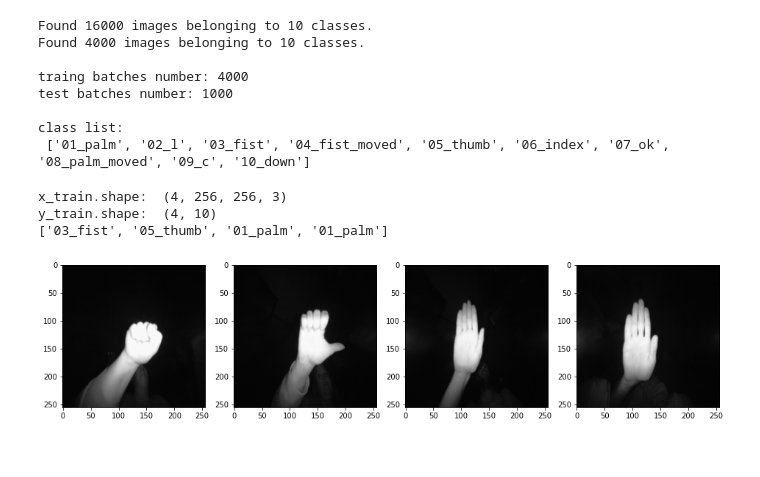
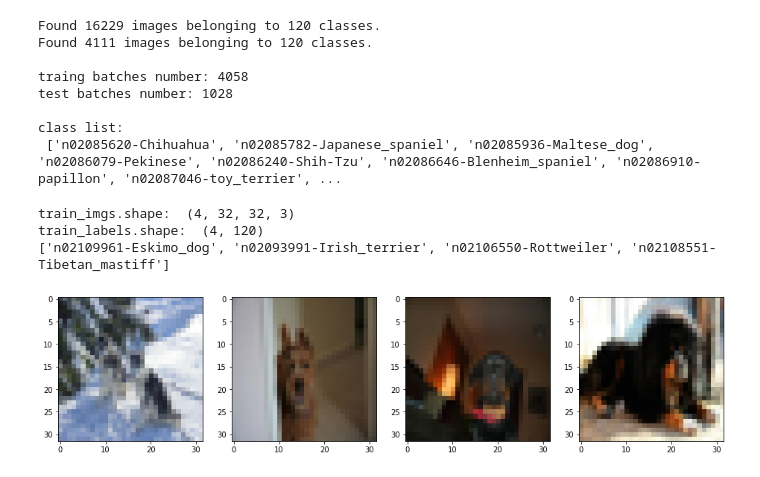
Before and after one commit to conflick0/BokuNet, a Jupyter notebook: boku_net.ipynb, the cells around one changed output. Drawn from its saved outputs; the diff is of its cells as text; code cells hidden in the pictures.

Commit message:
test basic model

```diff
--- a/boku_net.ipynb
+++ b/boku_net.ipynb
@@ -12,53 +12,58 @@ Using TensorFlow backend.
+# %%
+DATASET_DIR = "./dataset/sdd"
+
+IMG_SIZE = (32, 32)
+
+BATCH_SIZE = 4
 # %%
-DATASET_DIR = "./dataset/hgr"
-BATCH_SIZE = 4
-
 # build train batches
 datagen = ImageDataGenerator()
-train_batches = datagen.flow_from_directory(DATASET_DIR + '/train',
-                                          interpolation='bicubic',
-                                          class_mode='categorical',
-                                          shuffle=True,
-                                          batch_size=BATCH_SIZE)
+train_ds = datagen.flow_from_directory(DATASET_DIR + '/train',
+                                       interpolation='bicubic',
+                                       class_mode='categorical',
+                                       target_size=IMG_SIZE,
+                                       shuffle=True,
+                                       batch_size=BATCH_SIZE)
 
 #build test batches
 datagen = ImageDataGenerator()
-test_batches = datagen.flow_from_directory(DATASET_DIR + '/test',
-                                          interpolation='bicubic',
-                                          class_mode='categorical',
-                                          shuffle=False,
-                                          batch_size=BATCH_SIZE)
+test_ds = datagen.flow_from_directory(DATASET_DIR + '/test',
+                                      interpolation='bicubic',
+                                      class_mode='categorical',
+                                      target_size=IMG_SIZE,
+                                      shuffle=False,
+                                      batch_size=BATCH_SIZE)
 
 # build class dict
-class_list = [cls_label for cls_label, idx in train_batches.class_indices.items()]
+class_list = [cls_label for cls_label, idx in train_ds.class_indices.items()]
 
-print("\ntraing batches number:", len(train_batches))
-print("test batches number:", len(test_batches))
-print("\nclass list:\n",class_list)
+print("\ntraing batches number:", len(train_ds))
+print("test batches number:", len(test_ds))
+print("\nclass list:\n", class_list)
 # %% [output]
-Found 16000 images belonging to 10 classes.
-Found 4000 images belonging to 10 classes.
+Found 16229 images belonging to 120 classes.
+Found 4111 images belonging to 120 classes.
 
-traing batches number: 4000
-test batches number: 1000
+traing batches number: 4058
+test batches number: 1028
 
 class list:
- ['01_palm', '02_l', '03_fist', '04_fist_moved', '05_thumb', '06_index', '07_ok', '08_palm_moved', '09_c', '10_down']
+ ['n02085620-Chihuahua', 'n02085782-Japanese_spaniel', 'n02085936-Maltese_dog', 'n02086079-Pekinese', 'n02086240-Shih-Tzu', 'n02086646-Blenheim_spaniel', 'n02086910-papillon', 'n02087046-toy_terrier', ...
 # %%
 # show train batch
-x_train_batch, y_train_batch = train_batches[0]
-print("x_train.shape: ",x_train_batch.shape)
-print("y_train.shape: ",y_train_batch.shape)
+train_imgs, train_labels = train_ds[0]
+print("train_imgs.shape: ", train_imgs.shape)
+print("train_labels.shape: ", train_labels.shape)
 
-plt.figure(num=4, figsize=(16, 16))
-for i,img in enumerate(x_train_batch):
-    plt.subplot(1,4,i+1)
+plt.figure(num=BATCH_SIZE, figsize=(16, 16))
+for i, img in enumerate(train_imgs):
+    plt.subplot(1, BATCH_SIZE, i + 1)
     plt.imshow(img.astype('uint8'))
 
-labels = [class_list[np.where(label == 1)[0][0]] for label in y_train_batch]
+labels = [class_list[np.where(label == 1)[0][0]] for label in train_labels]
 print(labels)
 # %% [output]
-x_train.shape:  (4, 256, 256, 3)
-y_train.shape:  (4, 10)
-['03_fist', '05_thumb', '01_palm', '01_palm']
+train_imgs.shape:  (4, 32, 32, 3)
+train_labels.shape:  (4, 120)
+['n02109961-Eskimo_dog', 'n02093991-Irish_terrier', 'n02106550-Rottweiler', 'n02108551-Tibetan_mastiff']
-[figure, old version]
+[figure, new version]
```
Also changed, not shown: parts of 4 cells of this notebook, 3 other files.
